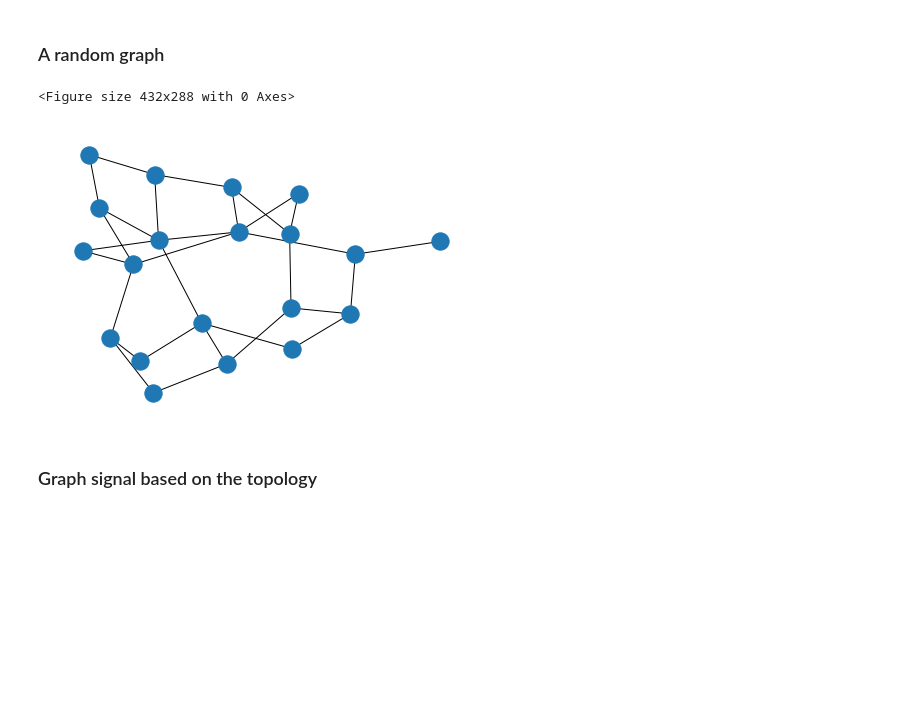
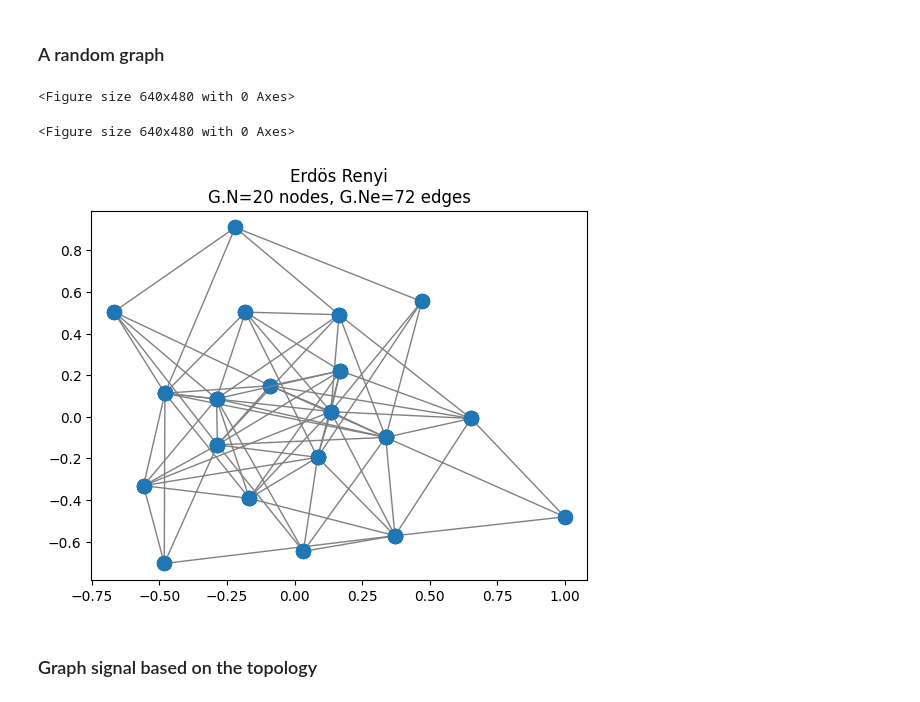
Before and after one commit to AndresCenteno/Masters-Thesis, a Jupyter notebook: Graph learning.ipynb, the cells around one changed output. Drawn from its saved outputs; the diff is of its cells as text; code cells hidden in the pictures; blank space fills up the shorter version.

```diff
--- a/Graph learning.ipynb
+++ b/Graph learning.ipynb
@@ -19,22 +19,23 @@ np.random.seed(7)
 import networkx as nx
 import learnHeat as lh
 from matplotlib import pyplot as plt
-import heat_main as heat
+import pygsp.plotting as plotting
 # number of nodes
 N = 20
 
 # random grapht
 plt.figure()
-rg = nx.fast_gnp_random_graph(N, p = 0.2)
+rg = pg.graphs.ErdosRenyi(N, p=0.4)
 # %% [output]
-<Figure size 432x288 with 0 Axes>
+<Figure size 640x480 with 0 Axes>
 # %%
 # figure
 plt.figure()
-nx.draw(rg)
-plt.show()
+rg.set_coordinates()
+plotting.plot_graph(rg)
 # %% [output]
+<Figure size 640x480 with 0 Axes>
-[figure, old version]
+[figure, new version]
 # %% [markdown]
 ### Graph signal based on the topology
 # %%
```
Also changed, not shown: parts of 6 cells of this notebook, 16 other files.
